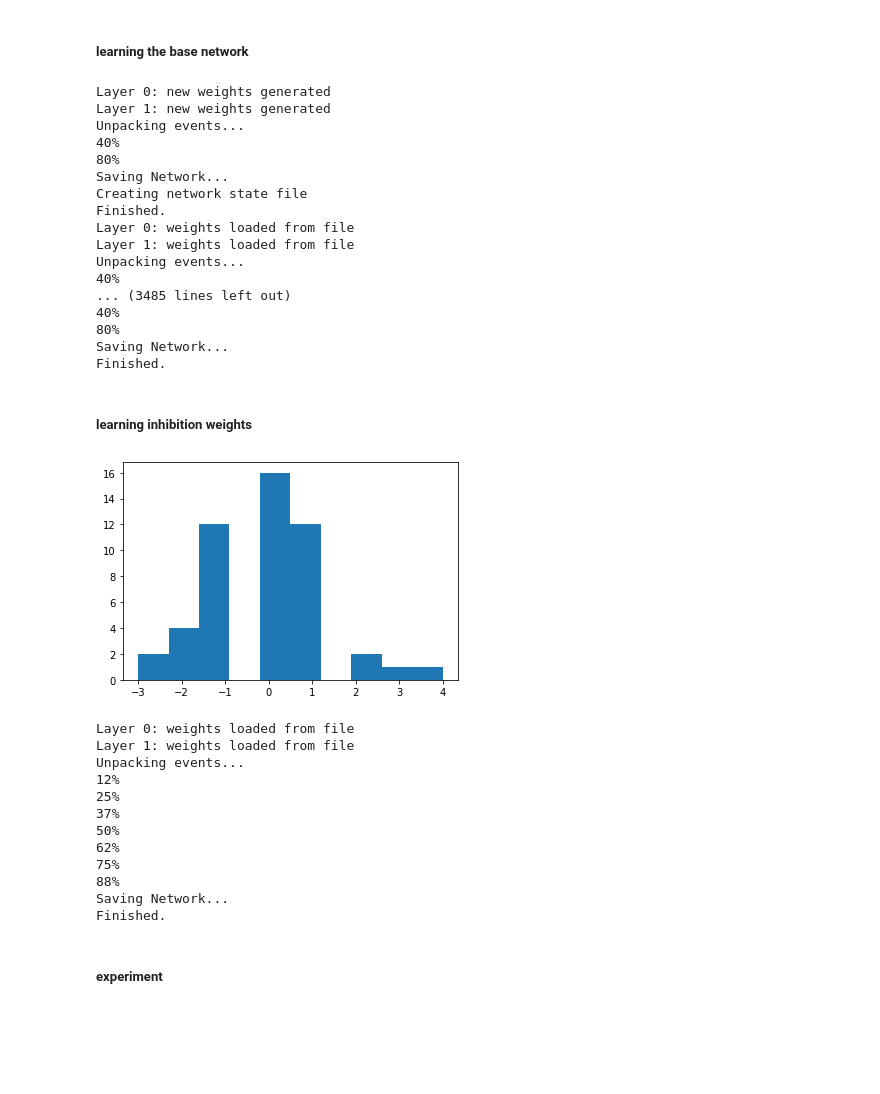
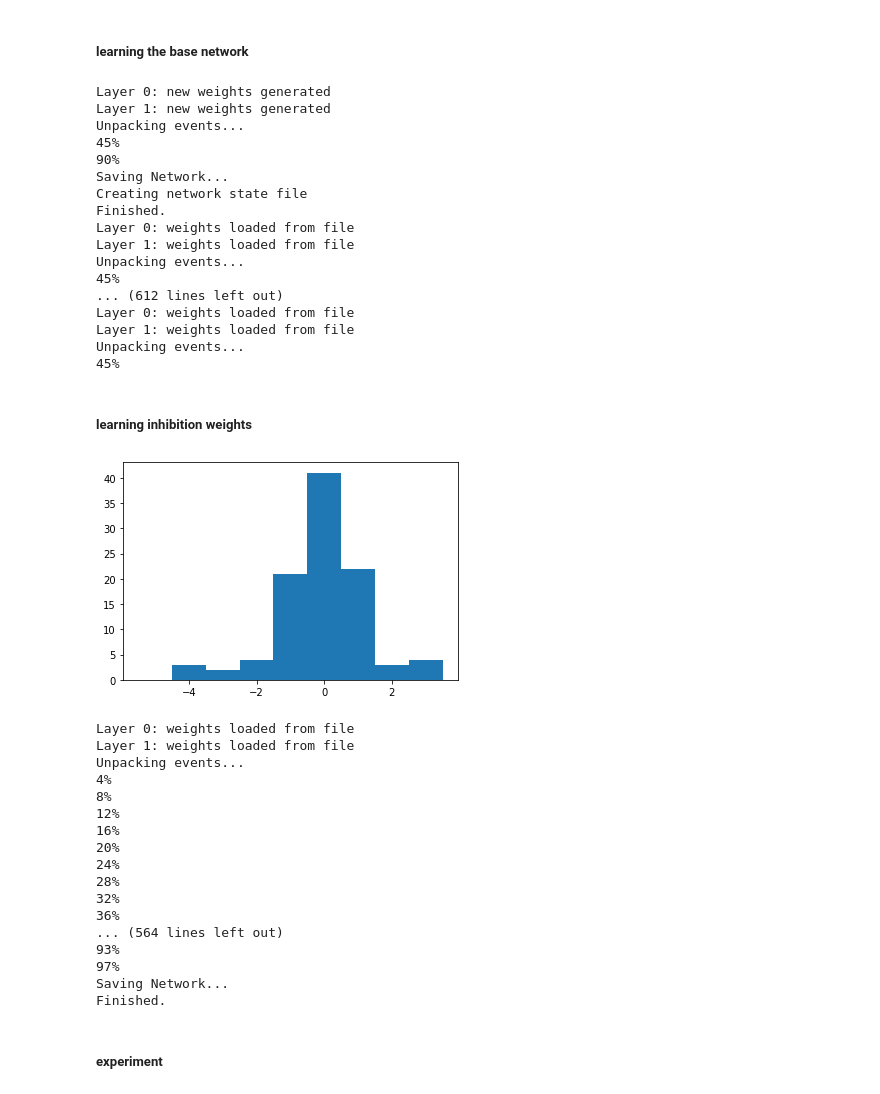
Before and after one commit to comsee-research/Neuvisys-analysis, a Jupyter notebook: Utils.ipynb, the cells around one changed output. Saved outputs shown, nothing was run; the diff lists cells and outputs as text; code cells hidden in the pictures; blank space fills up the shorter version.

```diff
--- a/Utils.ipynb
+++ b/Utils.ipynb
@@ -167,48 +166,48 @@ from src.spiking_network.analysis.network_statistics import rf_matching, dispari
 ## learning the base network
 path = networks_path + "network_0/"
 
-draw = np.random.randint(-5, 6, size=500)
+draw = np.random.randint(-4, 5, size=500)
 for ind in draw:
     launch_neuvisys_multi_pass(exec_path, path + "configs/network_config.json", list_disparities[ind], 1)
 # %% [output]
 Layer 0: new weights generated
 Layer 1: new weights generated
 Unpacking events...
-40%
-80%
+45%
+90%
 Saving Network...
 Creating network state file
 Finished.
 Layer 0: weights loaded from file
 Layer 1: weights loaded from file
 Unpacking events...
-40%
-... (3485 lines left out)
-40%
-80%
-Saving Network...
-Finished.
+45%
+... (612 lines left out)
+Layer 0: weights loaded from file
+Layer 1: weights loaded from file
+Unpacking events...
+45%
 # %% [markdown]
 ##### learning inhibition weights
 # %%
 ## learning inhibition weights
 
 from scipy.stats import expon, laplace
 import matplotlib.pyplot as plt
 
-# draw = expon(0, 1).rvs(size=30)
-draw = laplace(0, 1).rvs(size=50)
+draw = laplace(0, 1).rvs(size=100)
 draw = np.round(draw)
 
-plt.hist(draw)
+plt.hist(draw, bins=np.arange(-5, 5), align="left")
 
 shutil.copytree(path, networks_path + "network_inhibition")
 change_param(networks_path + "network_inhibition/configs/simple_cell_config.json", "STDP_LEARNING", "inhibitory")
 change_param(networks_path + "network_inhibition/configs/complex_cell_config.json", "STDP_LEARNING", "none")
 # %% [output]
-[figure, old version]
+[figure, new version]
 # %%
-launch_neuvisys_multi_pass(exec_path, networks_path + "network_inhibition/configs/network_config.json", events_0, 20)
+for i in range(20):
+    launch_neuvisys_multi_pass(exec_path, networks_path + "network_inhibition/configs/network_config.json", events_0, 10)
 
 # for ind in draw:
 #     launch_neuvisys_multi_pass(exec_path, networks_path + "network_inhibition/configs/network_config.json", list_events_rot[int(ind)], 1)
@@ -216,13 +215,18 @@ launch_neuvisys_multi_pass(exec_path, networks_path + "network_inhibition/config
 Layer 0: weights loaded from file
 Layer 1: weights loaded from file
 Unpacking events...
+4%
+8%
 12%
-25%
-37%
-50%
-62%
-75%
-88%
+16%
+20%
+24%
+28%
+32%
+36%
+... (564 lines left out)
+93%
+97%
 Saving Network...
 Finished.
 # %%
```
Also changed, not shown: parts of 6 cells of this notebook, 5 other files.
